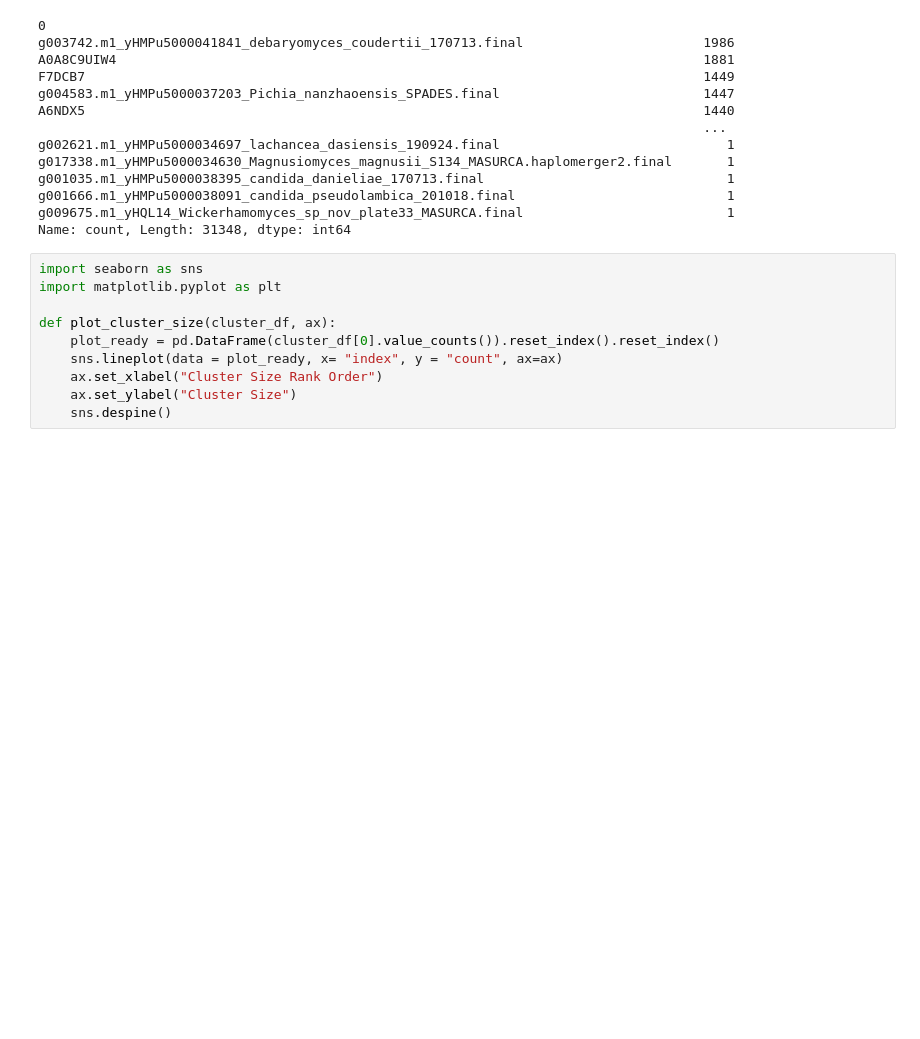
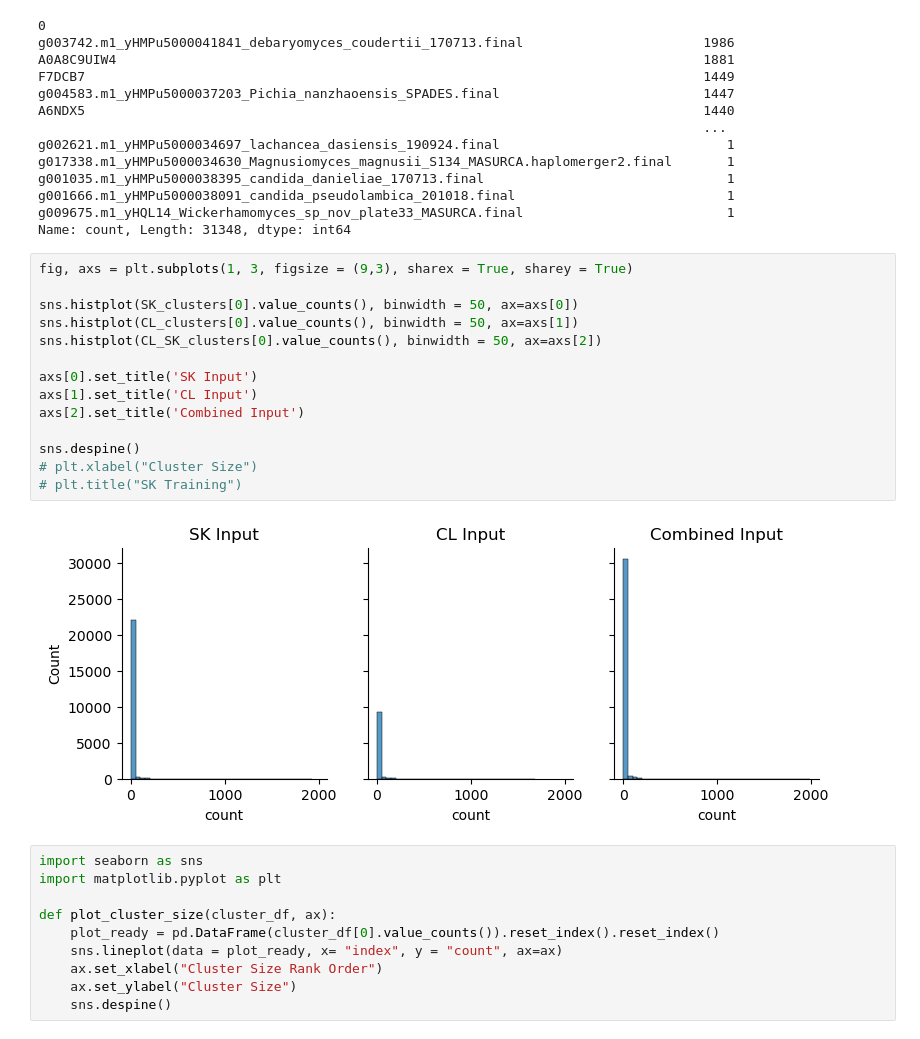
Before and after one commit to sanjanakotha/consensus_AD_predictor, a Jupyter notebook: notebooks/Input data clusters.ipynb, the cells around one changed output. Saved outputs shown, nothing was run; the diff lists cells and outputs as text; blank space fills up the shorter version.

Commit message:
Input properties

```diff
--- a/notebooks/Input data clusters.ipynb
+++ b/notebooks/Input data clusters.ipynb
@@ -224,6 +229,22 @@ g001035.m1_yHMPu5000038395_candida_danieliae_170713.final
 g001666.m1_yHMPu5000038091_candida_pseudolambica_201018.final                           1
 g009675.m1_yHQL14_Wickerhamomyces_sp_nov_plate33_MASURCA.final                          1
 Name: count, Length: 31348, dtype: int64
+# %%
+fig, axs = plt.subplots(1, 3, figsize = (9,3), sharex = True, sharey = True)
+
+sns.histplot(SK_clusters[0].value_counts(), binwidth = 50, ax=axs[0])
+sns.histplot(CL_clusters[0].value_counts(), binwidth = 50, ax=axs[1])
+sns.histplot(CL_SK_clusters[0].value_counts(), binwidth = 50, ax=axs[2])
+
+axs[0].set_title('SK Input')
+axs[1].set_title('CL Input')
+axs[2].set_title('Combined Input')
+
+sns.despine()
+# plt.xlabel("Cluster Size")
+# plt.title("SK Training")
+# %% [output]
+[figure, added]
 # %%
 import seaborn as sns
 import matplotlib.pyplot as plt
```
Also changed, not shown: parts of 4 cells of this notebook, 9 other files.
